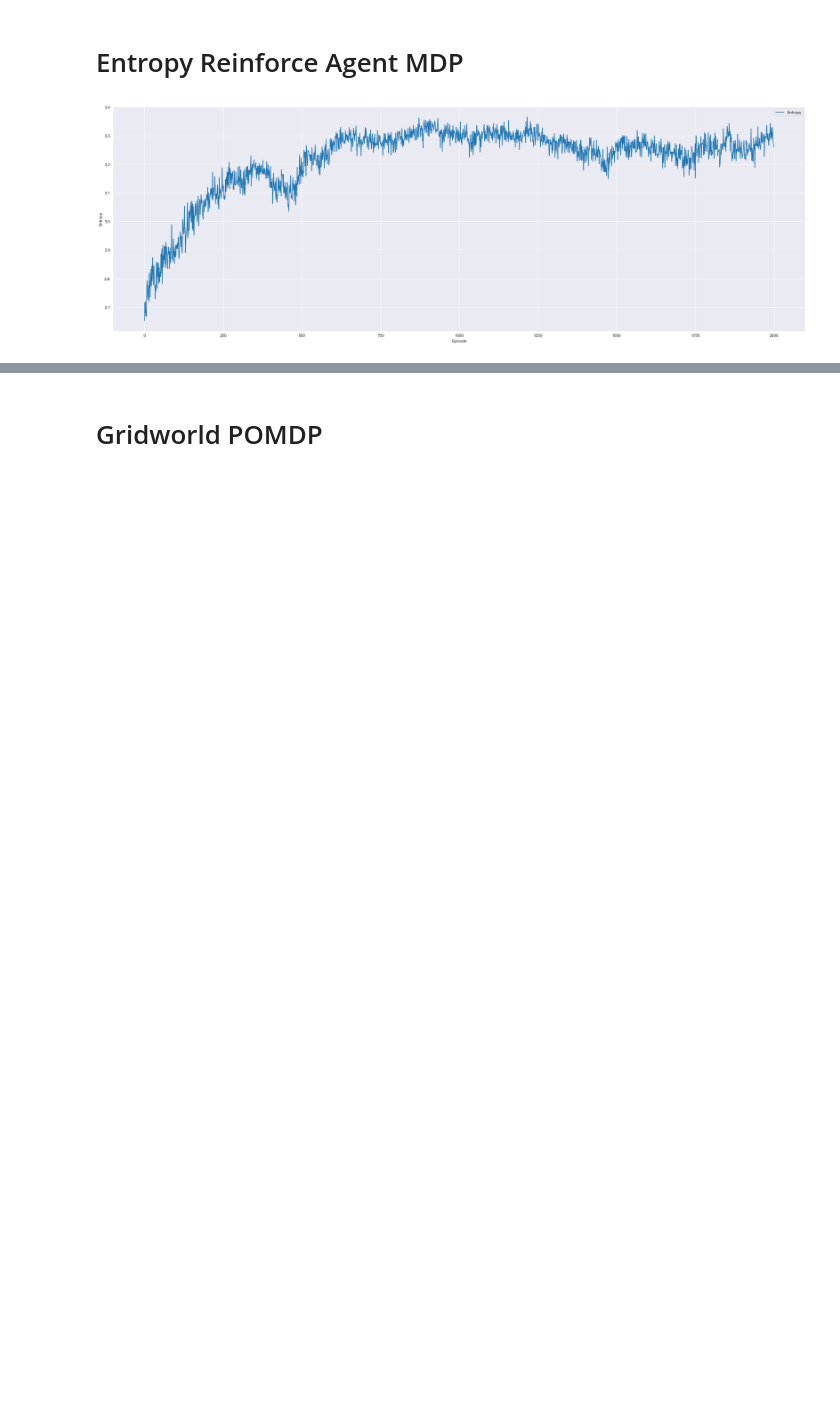
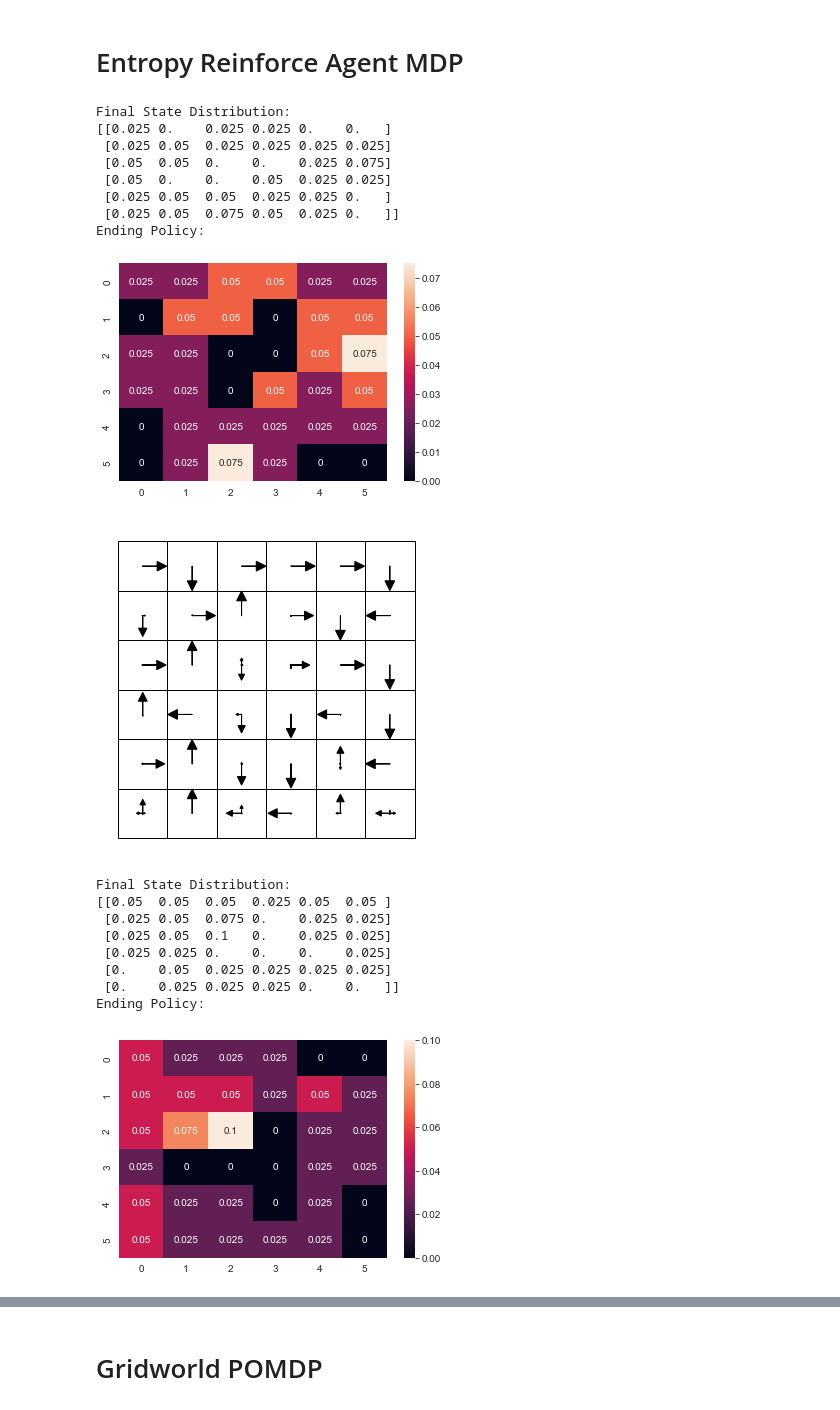
Before and after one commit to duiliocirino/Thesis, a Jupyter notebook: Exploration POMDP/MultiRoomGridworld.ipynb, the cells around one changed output, grey strips where cells are left out. Drawn from its saved outputs; the diff is of its cells as text; code cells hidden in the pictures; blank space fills up the shorter version.

Commit message:
Fixed environment and made MDP experiments.

```diff
--- a/Exploration POMDP/MultiRoomGridworld.ipynb
+++ b/Exploration POMDP/MultiRoomGridworld.ipynb
@@ -140,3 +141,21 @@ class GridworldEnv(gym.Env):
                         print("_ ", end='')
                 print()
             print()
+# %%
+class GridworldEnvGoalless(GridworldEnv):
+    '''
+    This extension of the environment work functionally like the previous, but it removes the ending goal state.
+    '''
+    def step(self, action):
+        #print("Time-step: %d" %self.steps_taken)
+        if self.done:
+            raise ValueError("Episode has already ended.")
+        new_pos = self.sample_next_state(action)
+        reward = -0.1  # default reward for moving
+        if new_pos == self.goal:
+            reward = 1.0
+        self.current_pos = new_pos
+        self.steps_taken += 1
+        if self.time_horizon != -1 and self.steps_taken >= self.time_horizon:
+            self.done = True
+        return self.current_pos, reward, self.done, {}
@@ -142,0 +164,3 @@ class GridworldEnv(gym.Env):
+# %%
+env = GridworldEnv()
+sns.heatmap(np.reshape(env.transition_matrix[14, :, 0], (env.grid_size, env.grid_size)), annot=True)
@@ -313,16 +463,16 @@ class REINFORCEAgentE(REINFORCEAgent):
 # %%
-n_episodes = 2000
+n_episodes = 10000
 n_traj = 20
-n_run = 1
+n_run = 3
 confidence = 0.95
 
-env = GridworldEnv(time_horizon = 800)
+env = GridworldEnvGoalless(time_horizon = 40)
 
 with tqdm(total=n_run * n_episodes, ncols=80) as pbar:
     # Train the agent and plot the entropies
     list_entropies = []
     for r in range(n_run):
-        agent = REINFORCEAgentE(env)
+        agent = REINFORCEAgentE(env, alpha=0.1)
         avg_entropies = []
         for i in range(n_episodes):
             episodes = []
@@ -337,31 +487,55 @@ with tqdm(total=n_run * n_episodes, ncols=80) as pbar:
                     episode.append((state, action, reward, next_state))
                     state = next_state
                 episodes.append(episode)
             entropies = agent.update_multiple_sampling(episodes)
             avg_entropies.append(np.mean(entropies))
             pbar.update(1)
+        # Print the final heatmap
+        print("Final State Distribution:")
+        print_heatmap(agent, episode)
+        # Print the ending policy
+        print("Ending Policy:")
+        print_gridworld_with_policy(agent)
         list_entropies.append(avg_entropies)
     list_entropies = np.transpose(np.array(list_entropies), (1,0))
 
 # Initialize the plotting vectors
 fig, ax = plt.subplots(figsize=(30,10))
 entropies_means = []
 under_line = []
 over_line = []
 for i in range(n_episodes):
     entropies_mean = np.mean(list_entropies[i])
     entropies_std = np.std(list_entropies[i])
     freedom_deg = n_run - 1
     t_crit = np.abs(t.ppf((1 - confidence) / 2, freedom_deg))
     entropies_means.append(entropies_mean)
     under_line.append(entropies_mean - entropies_std * t_crit / np.sqrt(n_run))
     over_line.append(entropies_mean + entropies_std * t_crit / np.sqrt(n_run))
 ax.clear()
 ax.plot(entropies_means, label='Entropy')
 ax.fill_between(np.arange(n_episodes), under_line, over_line, color='b', alpha=0.1)
 ax.set_xlabel('Episode')
 ax.set_ylabel('Entropy')
 ax.legend()
 fig.canvas.draw()
 # %% [output]
+Final State Distribution:
+[[0.025 0.    0.025 0.025 0.    0.   ]
+ [0.025 0.05  0.025 0.025 0.025 0.025]
+ [0.05  0.05  0.    0.    0.025 0.075]
+ [0.05  0.    0.    0.05  0.025 0.025]
+ [0.025 0.05  0.05  0.025 0.025 0.   ]
+ [0.025 0.05  0.075 0.05  0.025 0.   ]]
+Ending Policy:
-[figure, old version]
+[figure, new version]
+[figure, added]
+Final State Distribution:
+[[0.05  0.05  0.05  0.025 0.05  0.05 ]
+ [0.025 0.05  0.075 0.    0.025 0.025]
+ [0.025 0.05  0.1   0.    0.025 0.025]
+ [0.025 0.025 0.    0.    0.    0.025]
+ [0.    0.05  0.025 0.025 0.025 0.025]
+ [0.    0.025 0.025 0.025 0.    0.   ]]
+Ending Policy:
+[figure, added]
```
Also changed, not shown: parts of 12 cells of this notebook.
